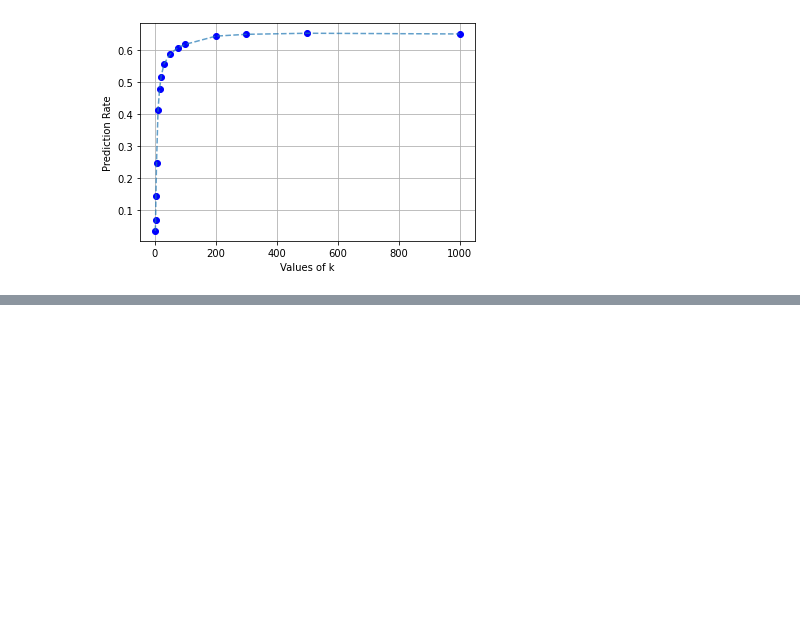
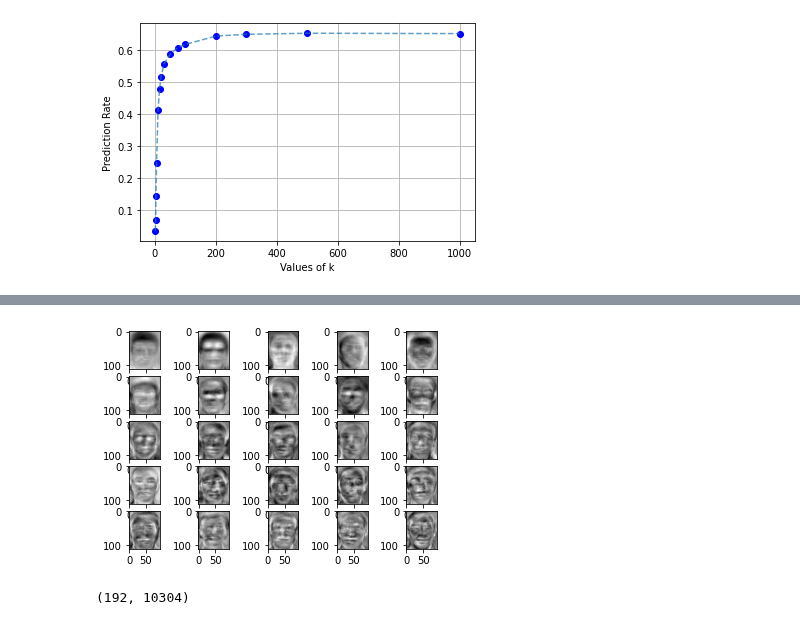
Before and after one commit to soham2109/CS-663-Assignments, a Jupyter notebook: assignment-4_SVD_FaceRecognition/4/code/Q4.ipynb, the cells around one changed output, grey strips where cells are left out. Cells and saved outputs as stored; diff of their text form; code cells hidden in the pictures; blank space fills up the shorter version.

```diff
--- a/assignment-4_SVD_FaceRecognition/4/code/Q4.ipynb
+++ b/assignment-4_SVD_FaceRecognition/4/code/Q4.ipynb
@@ -264,6 +254,6 @@ print("alpha_test shape ",alpha_test.shape)
 # %%
 # Project each image on eigen-space and find the closest image in terms of minimum squared difference of alpha_test and other alphas.
-from tqdm import tqdm
+
 ks = [1, 2, 3, 5, 10, 15, 20, 30, 50, 75, 100, 200, 300, 500, 1000]
 prediction_rate = [] #for each k
 
@@ -271,13 +261,7 @@ prediction_rate = [] #for each k
 for k in tqdm(ks,desc="k values"):
     correct_prediction_count = 0
     for counter, ele in enumerate(alpha_test.T):
-        temp_diff_alphas = []
-        #alpha_test_padded = np.pad(alpha_test.T[counter][0:k],(0,alpha.shape[1]-k),"constant",constant_values=(0,0))
         index = np.argmin(np.sum(np.square((alpha.T[:,3:3+k]-alpha_test.T[counter,3:3+k])),axis=1))
-#         for i, a in enumerate(alpha.T):
-#             alpha_test_padded = np.pad(alpha_test.T[counter][0:k],(0,alpha.shape[1]-k),"constant",constant_values=(0,0))
-#             temp_diff_alphas.append(np.sum( np.square(alpha.T[i] - alpha_test_padded )))
-#         index = np.argmin(temp_diff_alphas)
         if (counter//24 == index//40):
             correct_prediction_count += 1
     prediction_rate.append(correct_prediction_count/float(test_image_array_mean.shape[0]))
@@ -301,0 +378,33 @@ print(index)
+# %%
+plt.figure()
+for i in range(25):
+    plt.subplot(5,5,i+1)
+    plt.imshow(V[:,i].reshape(112,92),cmap="gray")
+# %% [output]
+[figure, added]
+# %%
+ORL_PATH = "../../ORL"
+train_image_array = []
+train_image_labels = []
+test_image_array = []
+test_image_labels = []
+mean_image = []
+
+def im2double(im):
+    min_val = np.min(im)
+    max_val = np.max(im)
+    out = (im.astype('float') - min_val) / (max_val - min_val)
+    return out
+
+for i in range(1,33):
+    folder_path = os.path.join(ORL_PATH,"s"+str(i))
+    for j in range(1,7):
+        filepath = os.path.join(folder_path,str(j)+".pgm")
+        im = cv2.imread(filepath,0)
+        train_image_array.append(im2double(im).ravel())
+        train_image_labels.append("s"+str(i))
+
+train_image_array = np.array(train_image_array)
+print(train_image_array.shape)
+# %% [output]
+(192, 10304)
```
Also changed, not shown: parts of 11 cells of this notebook.
